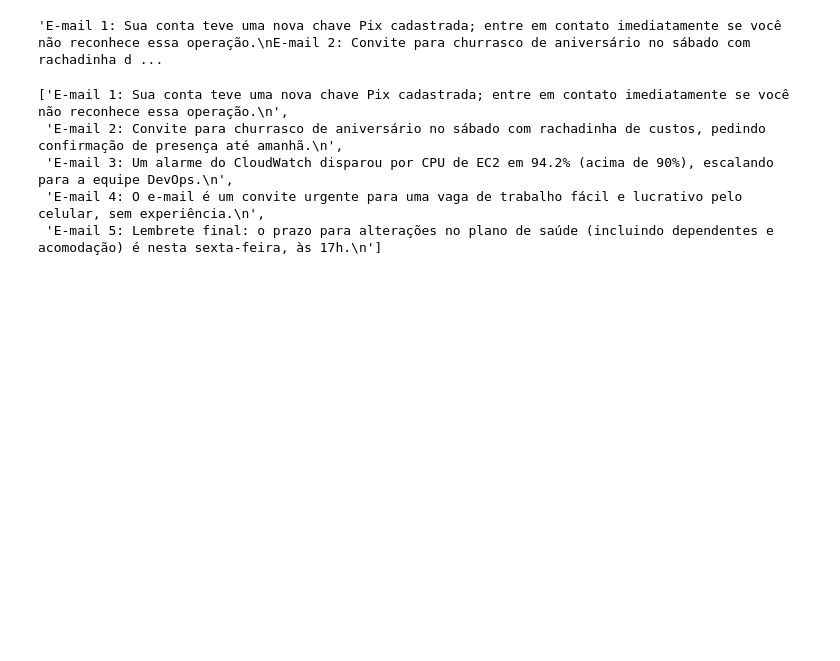
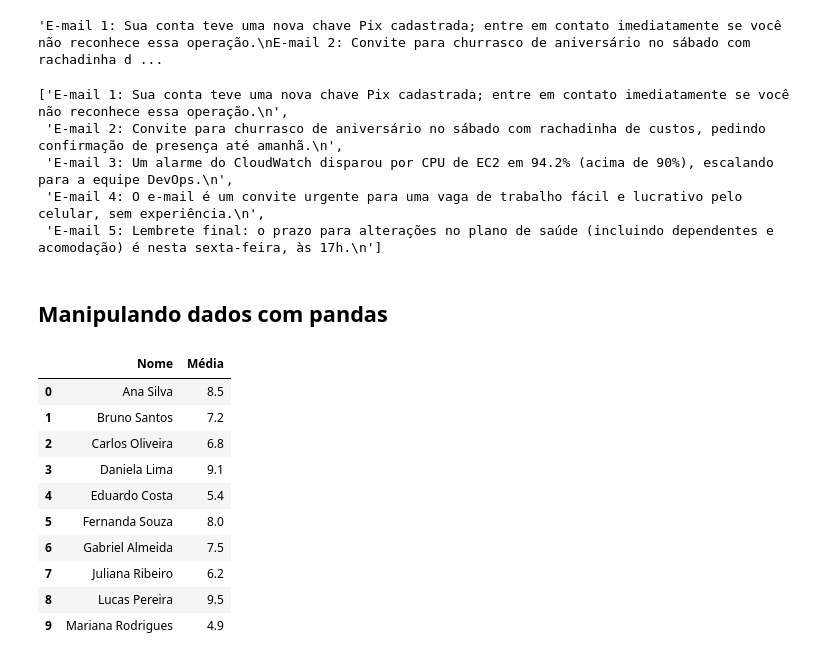
Before and after one commit to Bodegami/formacao-especialista-em-ia, a Jupyter notebook: python-ia-aplicada/Python_applied_ai.ipynb, the cells around one changed output. Cells and saved outputs as stored; diff of their text form; code cells hidden in the pictures; blank space fills up the shorter version.

Commit message:
Pandas e sua importancia

```diff
--- a/python-ia-aplicada/Python_applied_ai.ipynb
+++ b/python-ia-aplicada/Python_applied_ai.ipynb
@@ -1079,3 +1079,5 @@ nova_lista_de_leitura_2
  'E-mail 3: Um alarme do CloudWatch disparou por CPU de EC2 em 94.2% (acima de 90%), escalando para a equipe DevOps.\n',
  'E-mail 4: O e-mail é um convite urgente para uma vaga de trabalho fácil e lucrativo pelo celular, sem experiência.\n',
  'E-mail 5: Lembrete final: o prazo para alterações no plano de saúde (incluindo dependentes e acomodação) é nesta sexta-feira, às 17h.\n']
+# %% [markdown]
+## Manipulando dados com pandas
@@ -1081,0 +1086,16 @@ nova_lista_de_leitura_2
+# %%
+df = pd.read_csv("/content/meu_csv.csv")
+# %%
+df
+# %% [output]
+|  | Nome | Média |
+| 0 | Ana Silva | 8.5 |
+| 1 | Bruno Santos | 7.2 |
+| 2 | Carlos Oliveira | 6.8 |
+| 3 | Daniela Lima | 9.1 |
+| 4 | Eduardo Costa | 5.4 |
+| 5 | Fernanda Souza | 8.0 |
+| 6 | Gabriel Almeida | 7.5 |
+| 7 | Juliana Ribeiro | 6.2 |
+| 8 | Lucas Pereira | 9.5 |
+| 9 | Mariana Rodrigues | 4.9 |
```
Also changed, not shown: parts of 7 cells of this notebook.
